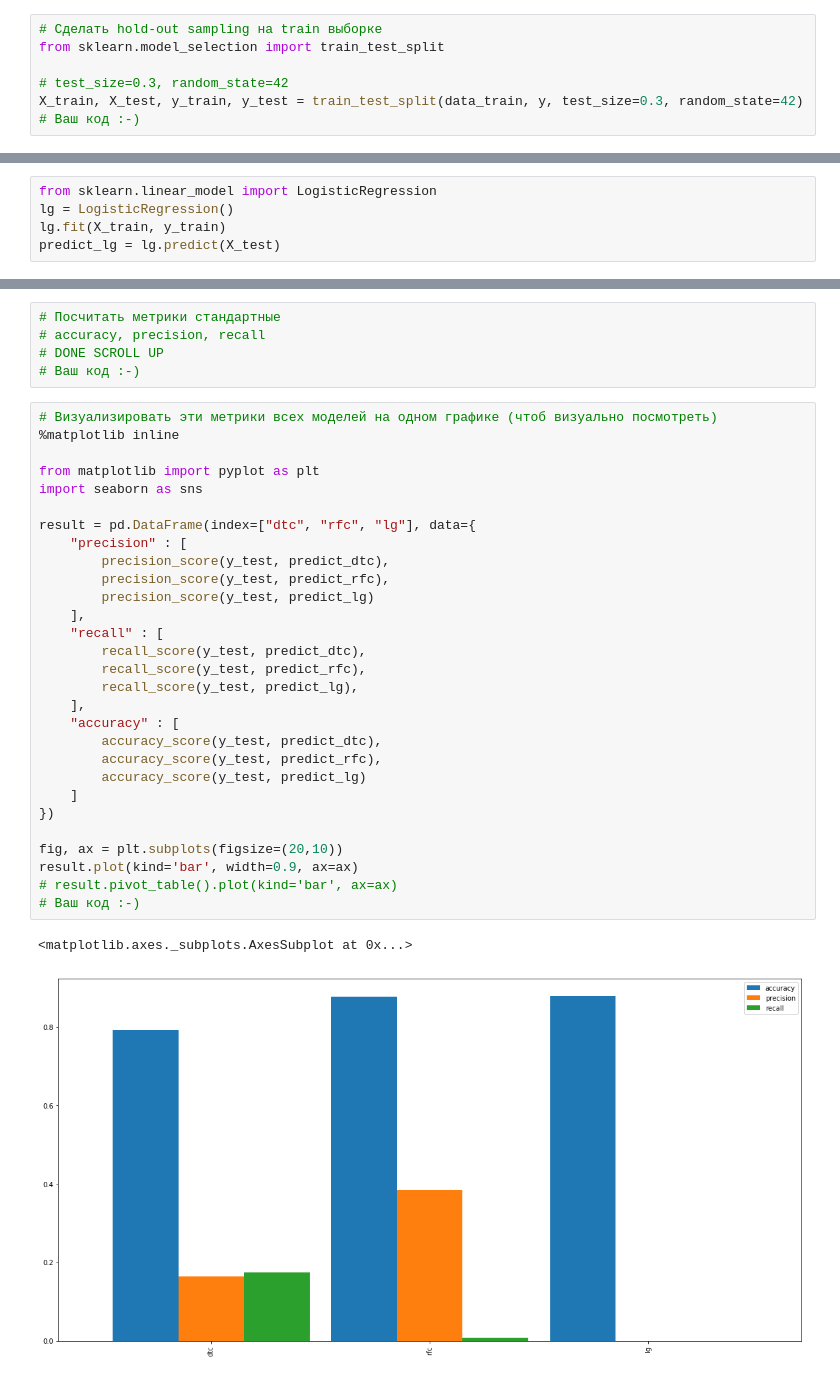
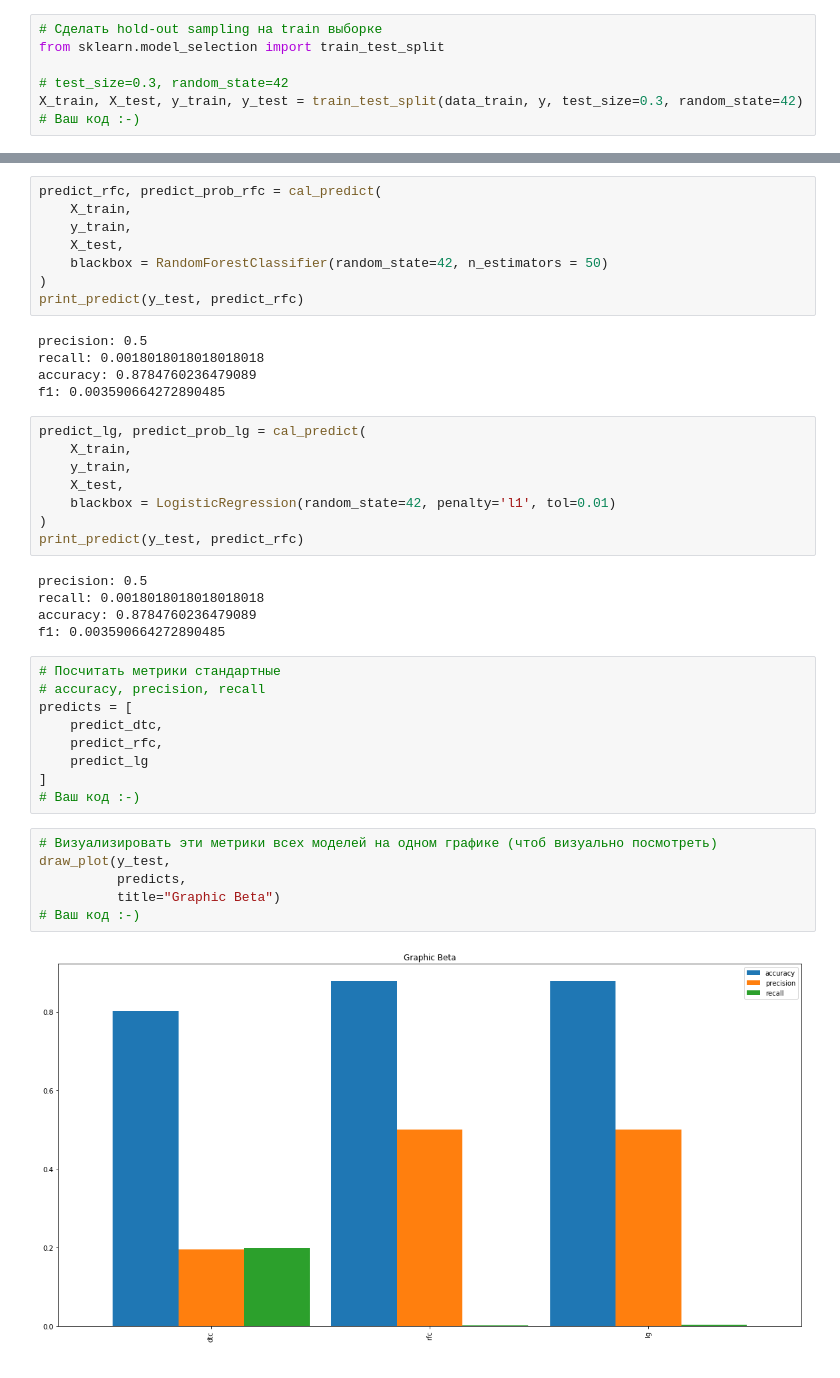
Before and after one commit to ProSerg/SkillFactory, a Jupyter notebook: ML/sfml/hw_02/02_hw_otp.ipynb, the cells around one changed output, grey strips where cells are left out. Saved outputs shown, nothing was run; the diff lists cells and outputs as text.

Commit message:
fixed RandomForestClassifier and LogisticRegression

```diff
--- a/ML/sfml/hw_02/02_hw_otp.ipynb
+++ b/ML/sfml/hw_02/02_hw_otp.ipynb
@@ -304,5 +363,0 @@ f1 0.017605633802816902
-# %%
-from sklearn.linear_model import LogisticRegression
-lg = LogisticRegression()
-lg.fit(X_train, y_train)
-predict_lg = lg.predict(X_test)
@@ -319,40 +364,46 @@ f1 0.0
+# %%
+predict_rfc, predict_prob_rfc = cal_predict(
+    X_train,
+    y_train,
+    X_test,
+    blackbox = RandomForestClassifier(random_state=42, n_estimators = 50)
+)
+print_predict(y_test, predict_rfc)
+# %% [output]
+precision: 0.5
+recall: 0.0018018018018018018
+accuracy: 0.8784760236479089
+f1: 0.003590664272890485
+# %%
+predict_lg, predict_prob_lg = cal_predict(
+    X_train,
+    y_train,
+    X_test,
+    blackbox = LogisticRegression(random_state=42, penalty='l1', tol=0.01)
+)
+print_predict(y_test, predict_rfc)
+# %% [output]
+precision: 0.5
+recall: 0.0018018018018018018
+accuracy: 0.8784760236479089
+f1: 0.003590664272890485
 # %%
 # Посчитать метрики стандартные
 # accuracy, precision, recall
-# DONE SCROLL UP
+predicts = [
+    predict_dtc,
+    predict_rfc,
+    predict_lg
+]
 # Ваш код :-)
-# %%
-# Визуализировать эти метрики всех моделей на одном графике (чтоб визуально посмотреть)
-%matplotlib inline
-
-from matplotlib import pyplot as plt
-import seaborn as sns
-
-result = pd.DataFrame(index=["dtc", "rfc", "lg"], data={
-    "precision" : [
-        precision_score(y_test, predict_dtc),
-        precision_score(y_test, predict_rfc),
-        precision_score(y_test, predict_lg)
-    ],
-    "recall" : [
-        recall_score(y_test, predict_dtc),
-        recall_score(y_test, predict_rfc),
-        recall_score(y_test, predict_lg),
-    ],
-    "accuracy" : [
-        accuracy_score(y_test, predict_dtc),
-        accuracy_score(y_test, predict_rfc),
-        accuracy_score(y_test, predict_lg)
-    ]
-})
-
-fig, ax = plt.subplots(figsize=(20,10))
-result.plot(kind='bar', width=0.9, ax=ax)
-# result.pivot_table().plot(kind='bar', ax=ax)
-# Ваш код :-)
-# %% [output]
-<matplotlib.axes._subplots.AxesSubplot at 0x...>
-[figure, removed]
+# %%
+# Визуализировать эти метрики всех моделей на одном графике (чтоб визуально посмотреть)
+draw_plot(y_test,
+          predicts,
+          title="Graphic Beta")
+# Ваш код :-)
+# %% [output]
+[figure, added]
 # %%
 # Потроить roc-кривые всех моделей на одном графике
 # Вывести roc_auc каждой моделе
```
Also changed, not shown: parts of 27 cells of this notebook, 9 other files.
